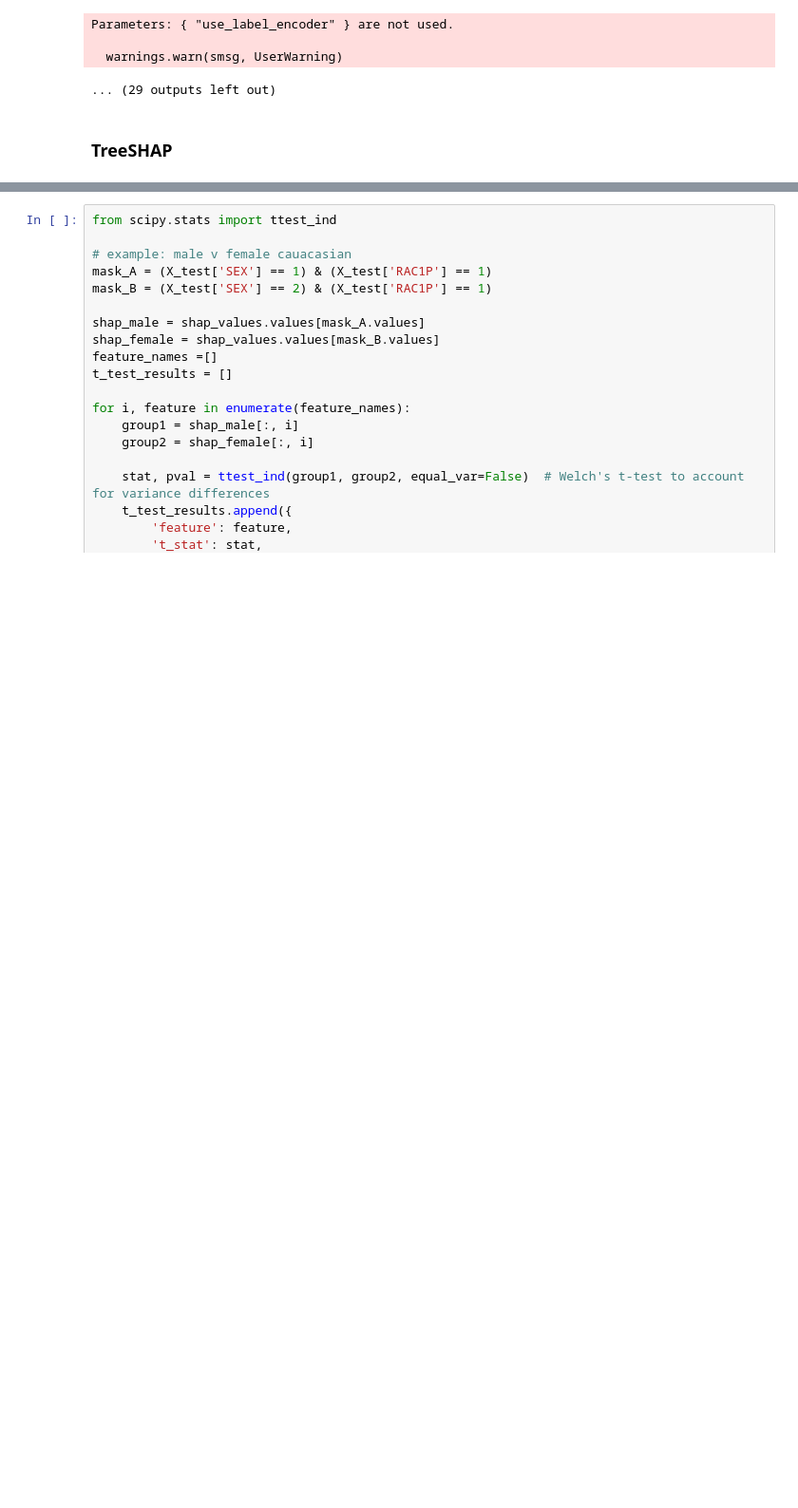
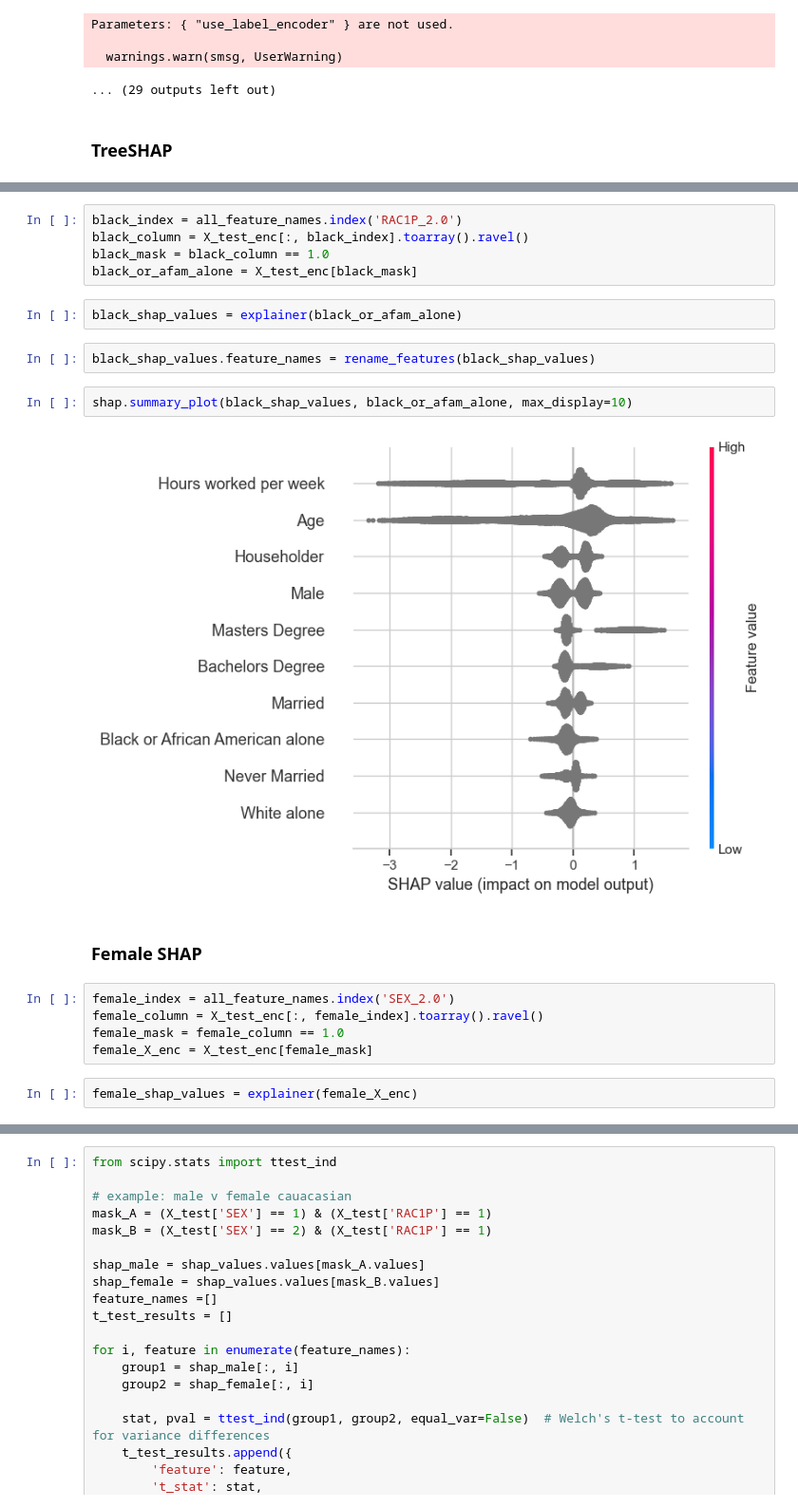
Before and after one commit to antisocialites/HCML, a Jupyter notebook: XGBoost/ACSIncome_xgboost.ipynb, the cells around one changed output, grey strips where cells are left out. Shown at 95% size. Cells and saved outputs as stored; diff of their text form; blank space fills up the shorter version.

```diff
--- a/XGBoost/ACSIncome_xgboost.ipynb
+++ b/XGBoost/ACSIncome_xgboost.ipynb
@@ -327,0 +365,22 @@ shap_values = explainer(X_test_enc)
+# %%
+black_index = all_feature_names.index('RAC1P_2.0')
+black_column = X_test_enc[:, black_index].toarray().ravel()
+black_mask = black_column == 1.0
+black_or_afam_alone = X_test_enc[black_mask]
+# %%
+black_shap_values = explainer(black_or_afam_alone)
+# %%
+black_shap_values.feature_names = rename_features(black_shap_values)
+# %%
+shap.summary_plot(black_shap_values, black_or_afam_alone, max_display=10)
+# %% [output]
+[figure, added]
+# %% [markdown]
+### Female SHAP
+# %%
+female_index = all_feature_names.index('SEX_2.0')
+female_column = X_test_enc[:, female_index].toarray().ravel()
+female_mask = female_column == 1.0
+female_X_enc = X_test_enc[female_mask]
+# %%
+female_shap_values = explainer(female_X_enc)
```
Also changed, not shown: parts of 15 cells of this notebook.
